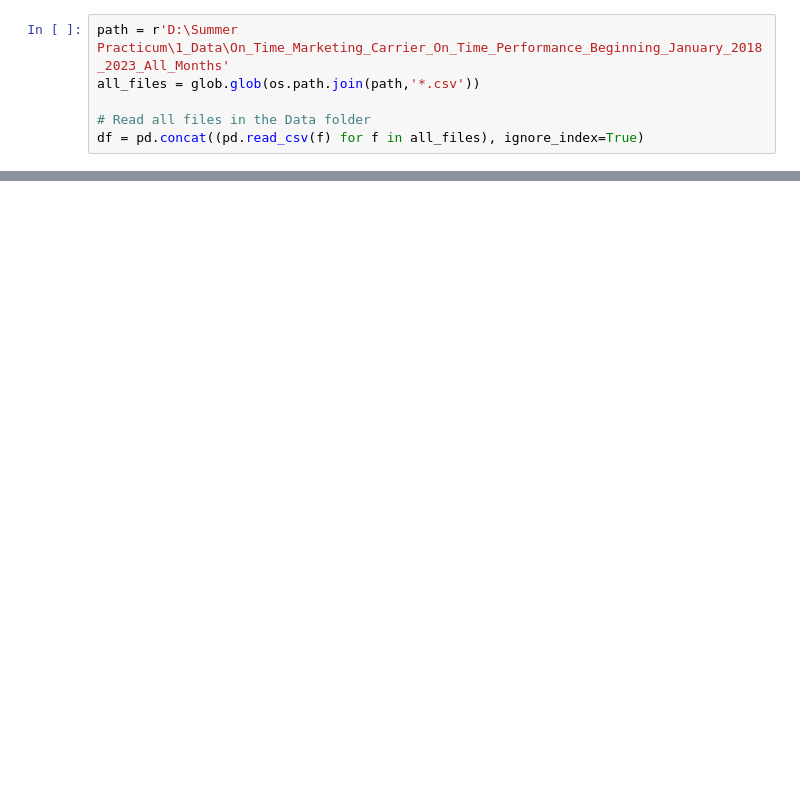
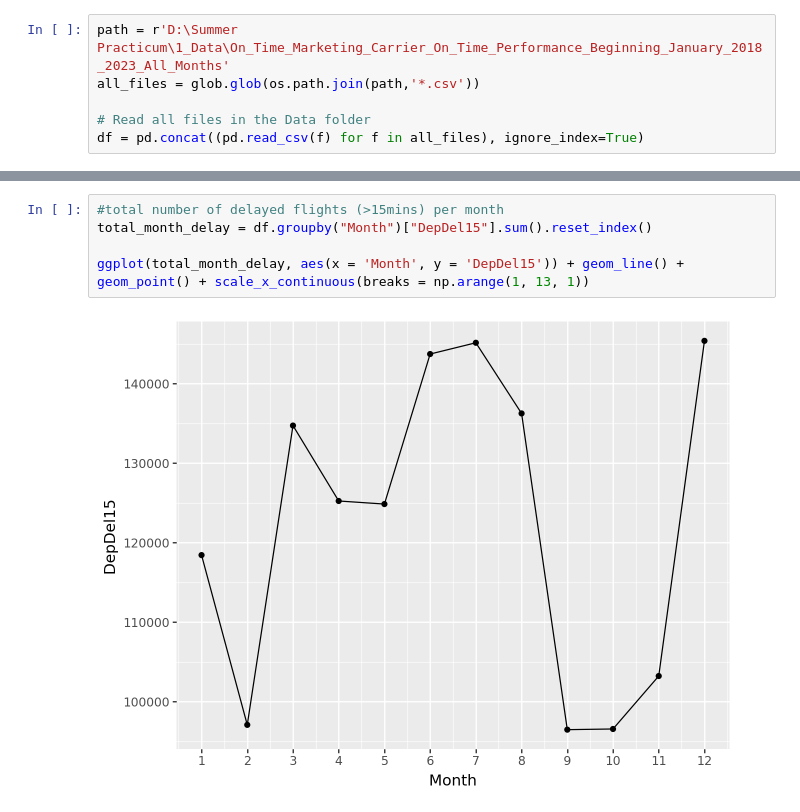
Before and after one commit to irene-zh/Summer-Practicum-25, a Jupyter notebook: 2_Code/Hannah_Ben_delays.ipynb, the cells around one changed output, grey strips where cells are left out. Drawn from its saved outputs; the diff is of its cells as text; blank space fills up the shorter version.

```diff
--- a/2_Code/Hannah_Ben_delays.ipynb
+++ b/2_Code/Hannah_Ben_delays.ipynb
@@ -17,0 +38,7 @@ df.info()
+# %%
+#total number of delayed flights (>15mins) per month
+total_month_delay = df.groupby("Month")["DepDel15"].sum().reset_index()
+
+ggplot(total_month_delay, aes(x = 'Month', y = 'DepDel15')) + geom_line() + geom_point() + scale_x_continuous(breaks = np.arange(1, 13, 1))
+# %% [output]
+[figure, added]
```
Also changed, not shown: parts of 9 cells of this notebook, 1 other file.
